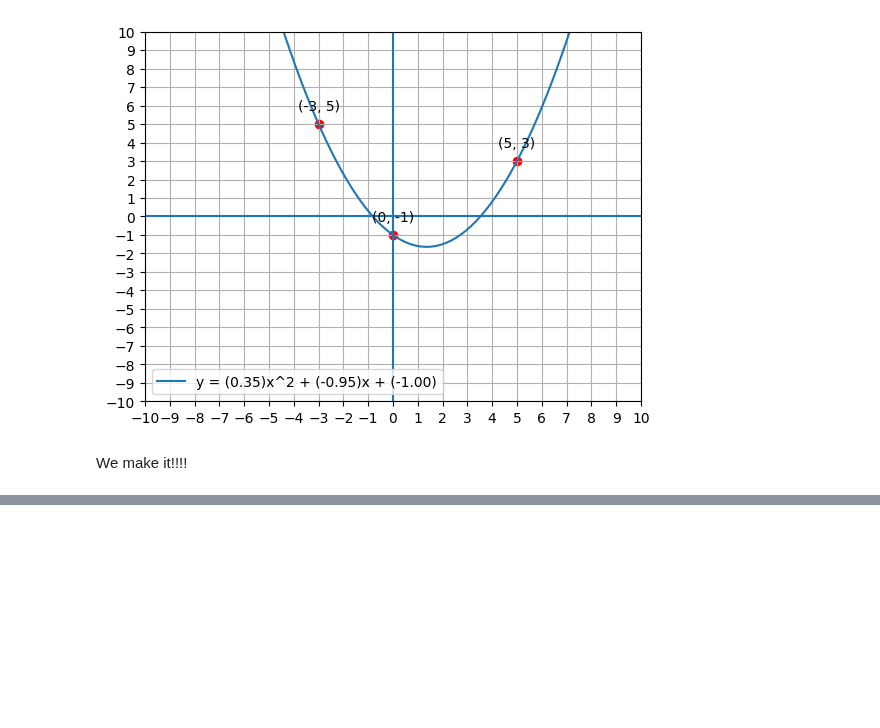
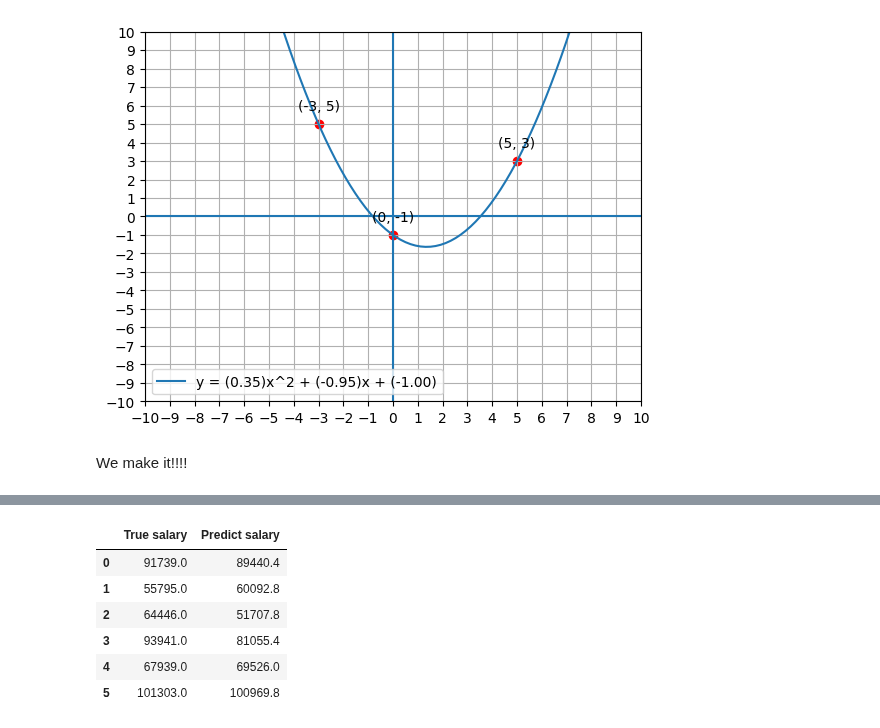
Before and after one commit to TrinhHoangKhang/AI-mini-project, a Jupyter notebook: 011. Gradient descent/Lesson_1.ipynb, the cells around one changed output, grey strips where cells are left out. Saved outputs shown, nothing was run; the diff lists cells and outputs as text; code cells hidden in the pictures; blank space fills up the shorter version.

```diff
--- a/011. Gradient descent/Lesson_1.ipynb
+++ b/011. Gradient descent/Lesson_1.ipynb
@@ -232,0 +338,17 @@ We make it!!!!
+# %%
+y_pred = [f_function(x, a, b) for x in x_test]
+predict_df = pd.DataFrame(
+    data = {
+        "True salary": y_test,
+        "Predict salary": np.round(y_pred, 1)
+    }
+)
+predict_df
+# %% [output]
+|  | True salary | Predict salary |
+| 0 | 91739.0 | 89440.4 |
+| 1 | 55795.0 | 60092.8 |
+| 2 | 64446.0 | 51707.8 |
+| 3 | 93941.0 | 81055.4 |
+| 4 | 67939.0 | 69526.0 |
+| 5 | 101303.0 | 100969.8 |
```
Also changed, not shown: parts of 8 cells of this notebook.
